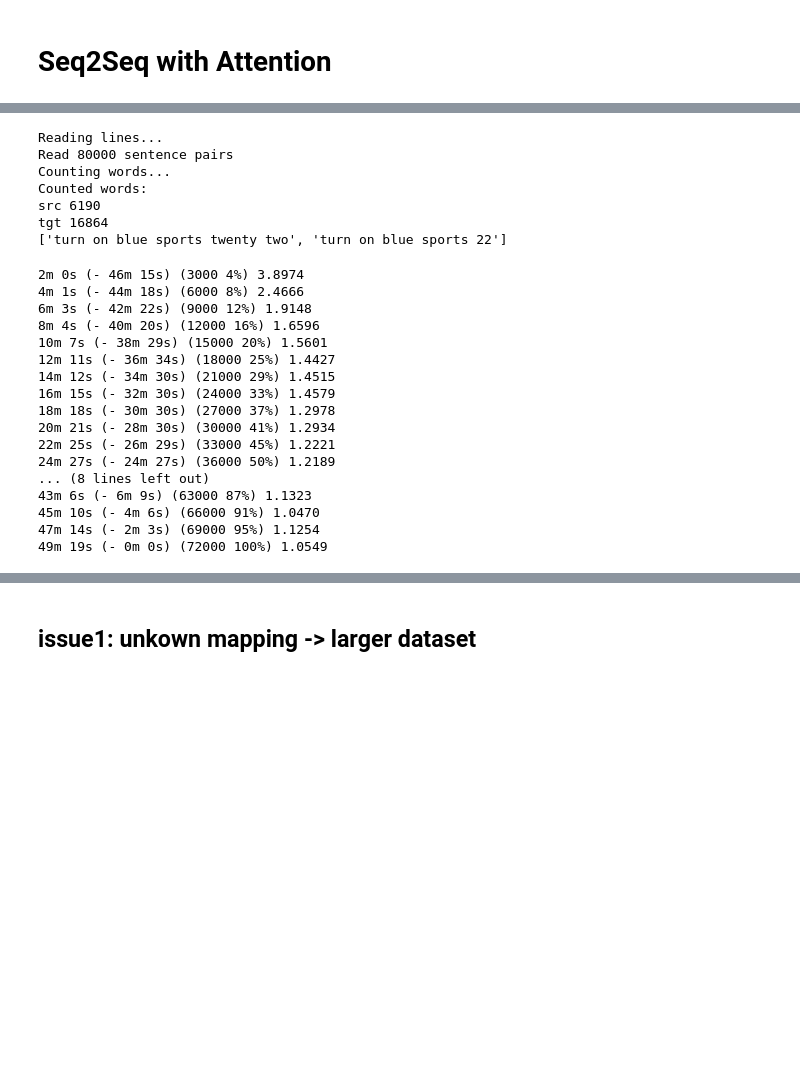
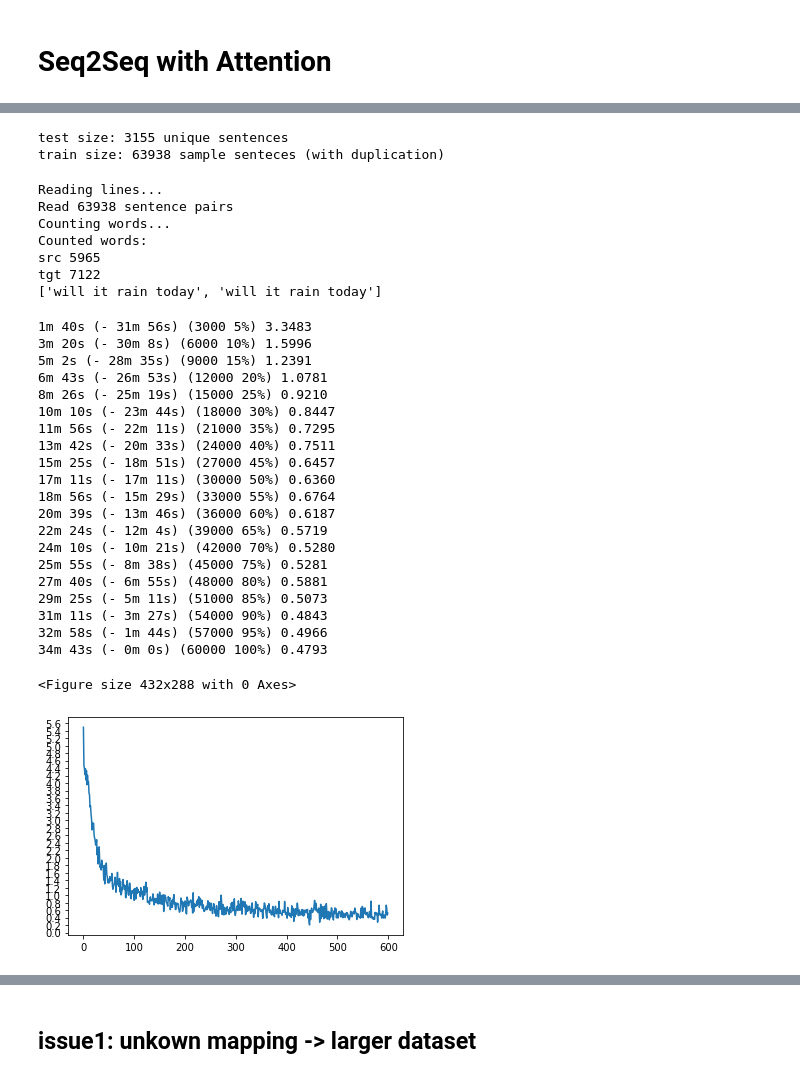
Before and after one commit to sting1000/generator, a Jupyter notebook: machine_translation.ipynb, the cells around one changed output, grey strips where cells are left out. Cells and saved outputs as stored; diff of their text form; code cells hidden in the pictures; blank space fills up the shorter version.

```diff
--- a/machine_translation.ipynb
+++ b/machine_translation.ipynb
@@ -29,3 +41,13 @@ len(source)
+# %%
+li = random.choices(data.src.unique(), k = int(len(data.src.unique()) *0.1 ))
+train_df = data[~data.src.isin(li)]
+test_df = data[data.src.isin(li)]
+
+print("test size: {} unique sentences".format(len(li)))
+print("train size: {} sample senteces (with duplication)".format(sum(~data.src.isin(li))) )
+# %% [output]
+test size: 3155 unique sentences
+train size: 63938 sample senteces (with duplication)
 # %%
 SOS_token = 0
 EOS_token = 1
@@ -95,16 +118,16 @@ def prepareData(lang1, lang2):
     return input_lang, output_lang, pairs
 
 
-input_lang, output_lang, pairs = prepareData('src', 'tgt')
+input_lang, output_lang, pairs = prepareData(train_df.src.tolist(), train_df.tgt.tolist())
 print(random.choice(pairs))
 # %% [output]
 Reading lines...
-Read 80000 sentence pairs
+Read 63938 sentence pairs
 Counting words...
 Counted words:
-src 6190
-tgt 16864
-['turn on blue sports twenty two', 'turn on blue sports 22']
+src 5965
+tgt 7122
+['will it rain today', 'will it rain today']
 # %%
 class EncoderRNN(nn.Module):
     def __init__(self, input_size, hidden_size):
@@ -144,7 +167,7 @@ class DecoderRNN(nn.Module):
         return torch.zeros(1, 1, self.hidden_size, device=device)
 # %%
 class AttnDecoderRNN(nn.Module):
-    def __init__(self, hidden_size, output_size, dropout_p=0.1, max_length=50):
+    def __init__(self, hidden_size, output_size, dropout_p=0.1, max_length=30):
         super(AttnDecoderRNN, self).__init__()
         self.hidden_size = hidden_size
         self.output_size = output_size
@@ -189,7 +212,7 @@ def tensorFromSentence(lang, sentence):
     return torch.tensor(indexes, dtype=torch.long, device=device).view(-1, 1)
 
 
-def tensorsFromPair(pair):
+def tensorsFromPair(pair, method='bow'):
     input_tensor = tensorFromSentence(input_lang, pair[0])
     target_tensor = tensorFromSentence(output_lang, pair[1])
     return (input_tensor, target_tensor)
@@ -197,7 +220,7 @@ def tensorsFromPair(pair):
 teacher_forcing_ratio = 0.5
 
 
-def train(input_tensor, target_tensor, encoder, decoder, encoder_optimizer, decoder_optimizer, criterion, max_length=50):
+def train(input_tensor, target_tensor, encoder, decoder, encoder_optimizer, decoder_optimizer, criterion, max_length=30):
     encoder_hidden = encoder.initHidden()
 
     encoder_optimizer.zero_grad()
@@ -361,24 +384,29 @@ def evaluateRandomly(encoder, decoder, n=10):
 # %%
 hidden_size = 256
 encoder1 = EncoderRNN(input_lang.n_words, hidden_size).to(device)
 attn_decoder1 = AttnDecoderRNN(hidden_size, output_lang.n_words, dropout_p=0.1).to(device)
 
-trainIters(encoder1, attn_decoder1, 72000, print_every=3000)
+trainIters(encoder1, attn_decoder1, 60000, print_every=3000, learning_rate=0.01)
 # %% [output]
-2m 0s (- 46m 15s) (3000 4%) 3.8974
-4m 1s (- 44m 18s) (6000 8%) 2.4666
-6m 3s (- 42m 22s) (9000 12%) 1.9148
-8m 4s (- 40m 20s) (12000 16%) 1.6596
-10m 7s (- 38m 29s) (15000 20%) 1.5601
-12m 11s (- 36m 34s) (18000 25%) 1.4427
-14m 12s (- 34m 30s) (21000 29%) 1.4515
-16m 15s (- 32m 30s) (24000 33%) 1.4579
-18m 18s (- 30m 30s) (27000 37%) 1.2978
-20m 21s (- 28m 30s) (30000 41%) 1.2934
-22m 25s (- 26m 29s) (33000 45%) 1.2221
-24m 27s (- 24m 27s) (36000 50%) 1.2189
-... (8 lines left out)
-43m 6s (- 6m 9s) (63000 87%) 1.1323
-45m 10s (- 4m 6s) (66000 91%) 1.0470
-47m 14s (- 2m 3s) (69000 95%) 1.1254
-49m 19s (- 0m 0s) (72000 100%) 1.0549
+1m 40s (- 31m 56s) (3000 5%) 3.3483
+3m 20s (- 30m 8s) (6000 10%) 1.5996
+5m 2s (- 28m 35s) (9000 15%) 1.2391
+6m 43s (- 26m 53s) (12000 20%) 1.0781
+8m 26s (- 25m 19s) (15000 25%) 0.9210
+10m 10s (- 23m 44s) (18000 30%) 0.8447
+11m 56s (- 22m 11s) (21000 35%) 0.7295
+13m 42s (- 20m 33s) (24000 40%) 0.7511
+15m 25s (- 18m 51s) (27000 45%) 0.6457
+17m 11s (- 17m 11s) (30000 50%) 0.6360
+18m 56s (- 15m 29s) (33000 55%) 0.6764
+20m 39s (- 13m 46s) (36000 60%) 0.6187
+22m 24s (- 12m 4s) (39000 65%) 0.5719
+24m 10s (- 10m 21s) (42000 70%) 0.5280
+25m 55s (- 8m 38s) (45000 75%) 0.5281
+27m 40s (- 6m 55s) (48000 80%) 0.5881
+29m 25s (- 5m 11s) (51000 85%) 0.5073
+31m 11s (- 3m 27s) (54000 90%) 0.4843
+32m 58s (- 1m 44s) (57000 95%) 0.4966
+34m 43s (- 0m 0s) (60000 100%) 0.4793
+<Figure size 432x288 with 0 Axes>
+[figure, added]
```
Also changed, not shown: parts of 25 cells of this notebook, 2 other files.
